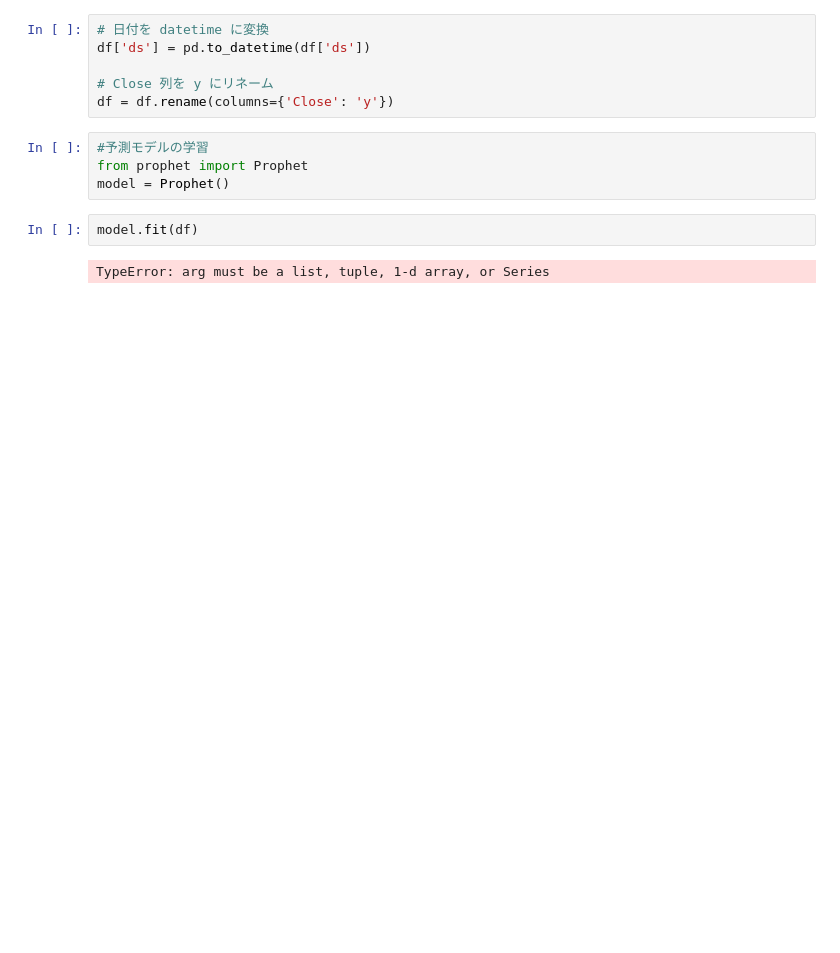
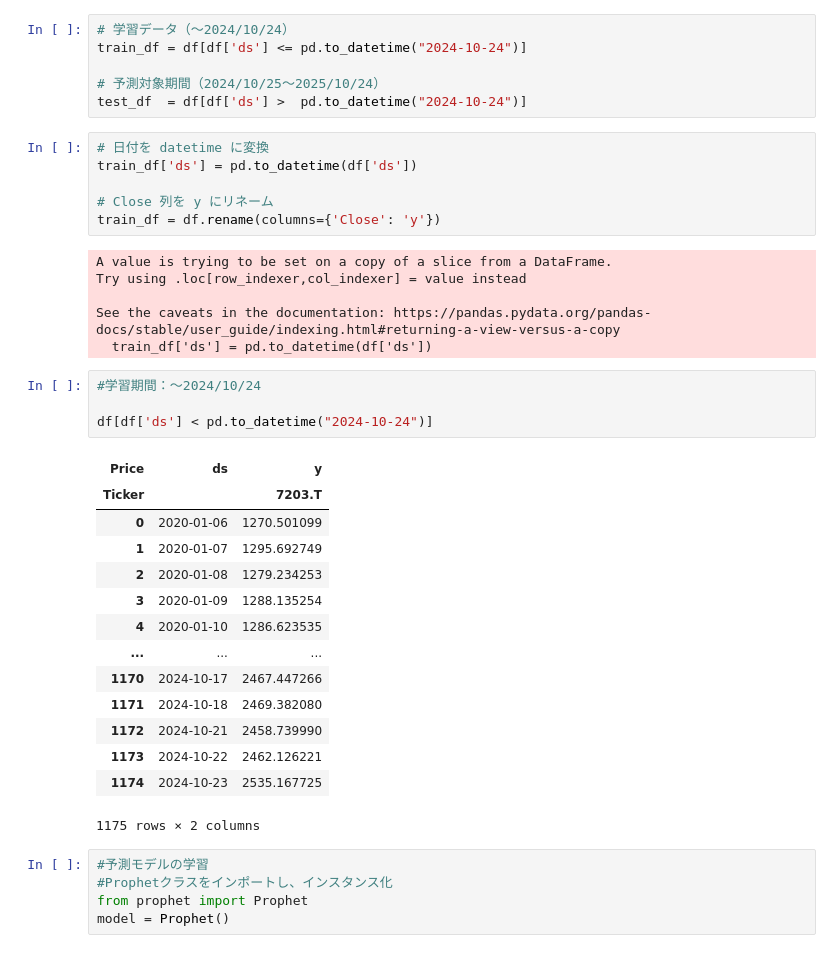
Before and after one commit to daisan2508/data-analysis-basic-kadai, a Jupyter notebook: kadai_000/株価予測.ipynb, the cells around one changed output. Drawn from its saved outputs; the diff is of its cells as text; blank space fills up the shorter version.

```diff
--- a/kadai_000/株価予測.ipynb
+++ b/kadai_000/株価予測.ipynb
@@ -100,14 +85,42 @@ Requirement already satisfied: numpy==1.26.4 in /usr/local/lib/python3.12/dist-p
+# %%
+# 学習データ（〜2024/10/24）
+train_df = df[df['ds'] <= pd.to_datetime("2024-10-24")]
+
+# 予測対象期間（2024/10/25〜2025/10/24）
+test_df  = df[df['ds'] >  pd.to_datetime("2024-10-24")]
 # %%
 # 日付を datetime に変換
-df['ds'] = pd.to_datetime(df['ds'])
+train_df['ds'] = pd.to_datetime(df['ds'])
 
 # Close 列を y にリネーム
-df = df.rename(columns={'Close': 'y'})
+train_df = df.rename(columns={'Close': 'y'})
+# %% [output]
+A value is trying to be set on a copy of a slice from a DataFrame.
+Try using .loc[row_indexer,col_indexer] = value instead
+
+See the caveats in the documentation: https://pandas.pydata.org/pandas-docs/stable/user_guide/indexing.html#returning-a-view-versus-a-copy
+  train_df['ds'] = pd.to_datetime(df['ds'])
+# %%
+#学習期間：〜2024/10/24
+
+df[df['ds'] < pd.to_datetime("2024-10-24")]
+# %% [output]
+| Price | ds | y |
+| Ticker |  | 7203.T |
+| 0 | 2020-01-06 | 1270.501099 |
+| 1 | 2020-01-07 | 1295.692749 |
+| 2 | 2020-01-08 | 1279.234253 |
+| 3 | 2020-01-09 | 1288.135254 |
+| 4 | 2020-01-10 | 1286.623535 |
+| ... | ... | ... |
+| 1170 | 2024-10-17 | 2467.447266 |
+| 1171 | 2024-10-18 | 2469.382080 |
+| 1172 | 2024-10-21 | 2458.739990 |
+| 1173 | 2024-10-22 | 2462.126221 |
+| 1174 | 2024-10-23 | 2535.167725 |
+1175 rows × 2 columns
 # %%
 #予測モデルの学習
+#Prophetクラスをインポートし、インスタンス化
 from prophet import Prophet
 model = Prophet()
-# %%
-model.fit(df)
-# %% [output]
-TypeError: arg must be a list, tuple, 1-d array, or Series
```
Also changed, not shown: parts of 22 cells of this notebook.
